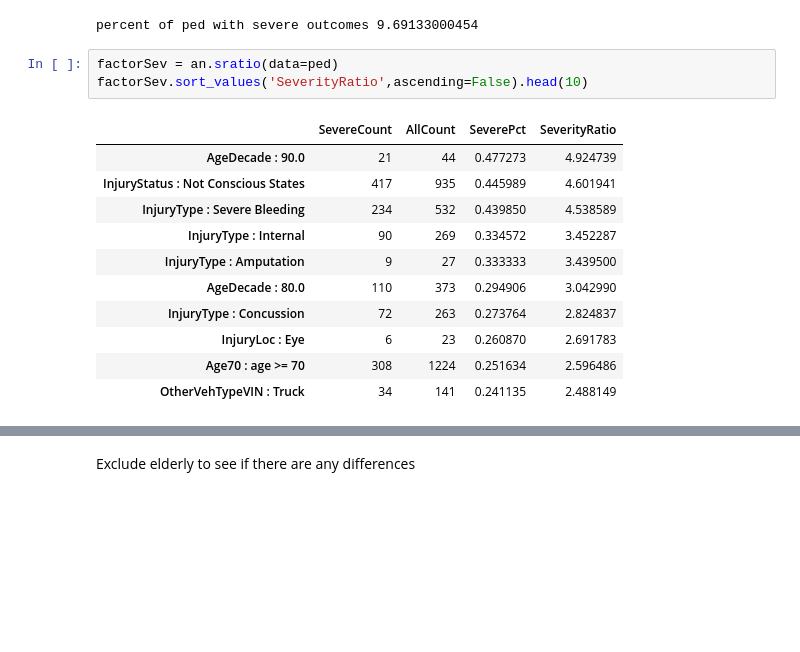
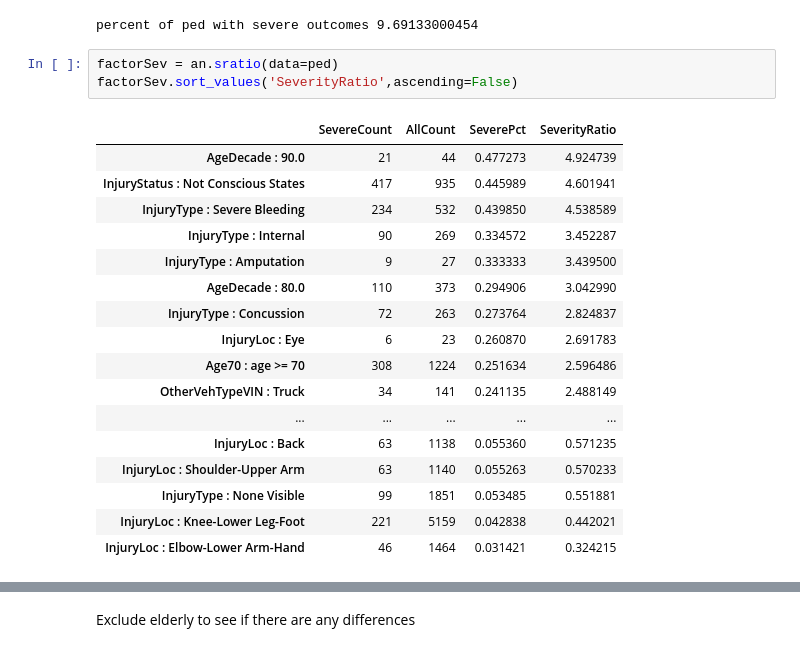
Before and after one commit to MODA-NYC/Project_SevereCrashes, a Jupyter notebook: 3-Analysis/SeverityRatio.ipynb, the cells around one changed output, grey strips where cells are left out. Cells and saved outputs as stored; diff of their text form; blank space fills up the shorter version.

```diff
--- a/3-Analysis/SeverityRatio.ipynb
+++ b/3-Analysis/SeverityRatio.ipynb
@@ -85,19 +85,25 @@ print 'percent of ped with severe outcomes',pedPctSev
 percent of ped with severe outcomes 9.69133000454
 # %%
 factorSev = an.sratio(data=ped)
-factorSev.sort_values('SeverityRatio',ascending=False).head(10)
+factorSev.sort_values('SeverityRatio',ascending=False)
 # %% [output]
 |  | SevereCount | AllCount | SeverePct | SeverityRatio |
 | AgeDecade : 90.0 | 21 | 44 | 0.477273 | 4.924739 |
 | InjuryStatus : Not Conscious States | 417 | 935 | 0.445989 | 4.601941 |
 | InjuryType : Severe Bleeding | 234 | 532 | 0.439850 | 4.538589 |
 | InjuryType : Internal | 90 | 269 | 0.334572 | 3.452287 |
 | InjuryType : Amputation | 9 | 27 | 0.333333 | 3.439500 |
 | AgeDecade : 80.0 | 110 | 373 | 0.294906 | 3.042990 |
 | InjuryType : Concussion | 72 | 263 | 0.273764 | 2.824837 |
 | InjuryLoc : Eye | 6 | 23 | 0.260870 | 2.691783 |
 | Age70 : age >= 70 | 308 | 1224 | 0.251634 | 2.596486 |
 | OtherVehTypeVIN : Truck | 34 | 141 | 0.241135 | 2.488149 |
+| ... | ... | ... | ... | ... |
+| InjuryLoc : Back | 63 | 1138 | 0.055360 | 0.571235 |
+| InjuryLoc : Shoulder-Upper Arm | 63 | 1140 | 0.055263 | 0.570233 |
+| InjuryType : None Visible | 99 | 1851 | 0.053485 | 0.551881 |
+| InjuryLoc : Knee-Lower Leg-Foot | 221 | 5159 | 0.042838 | 0.442021 |
+| InjuryLoc : Elbow-Lower Arm-Hand | 46 | 1464 | 0.031421 | 0.324215 |
 # %%
 samples = an.bootstrapSR(ped,N=100)
 an.plotSR(factorSev,samples)
```
Also changed, not shown: parts of 10 cells of this notebook.
